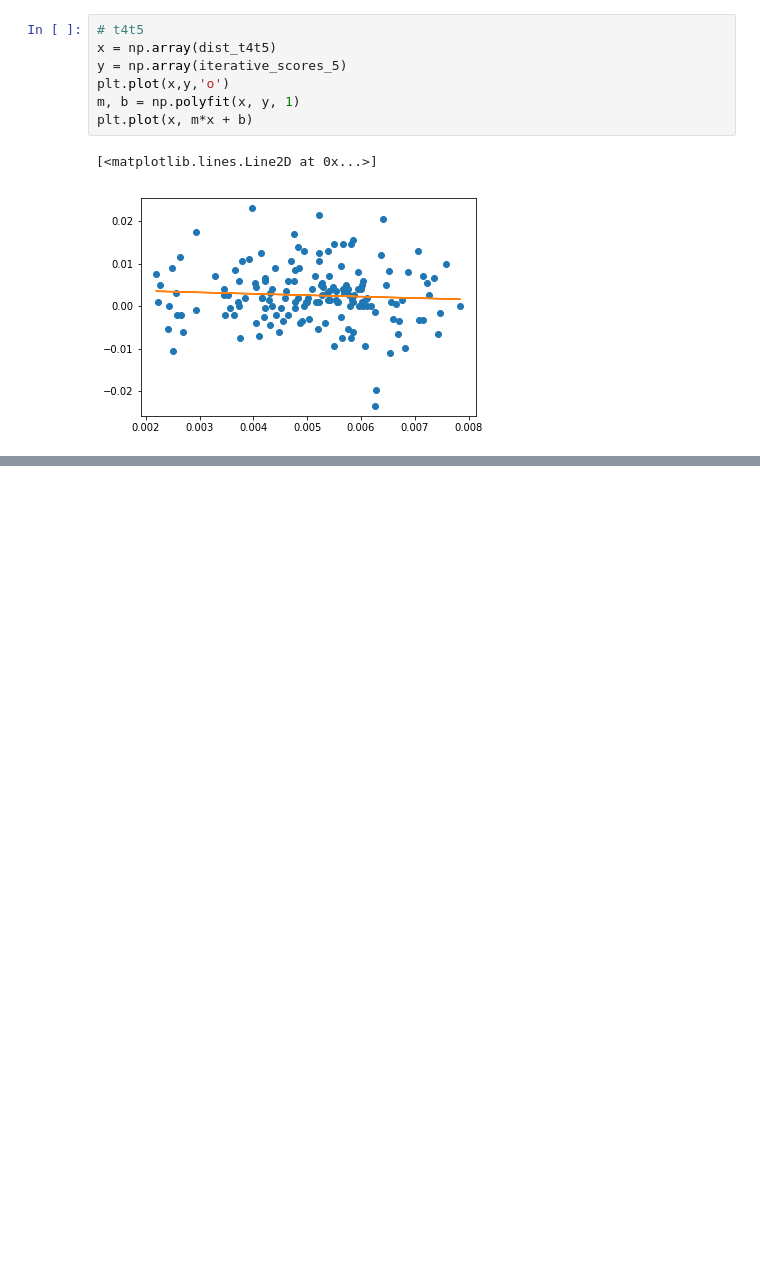
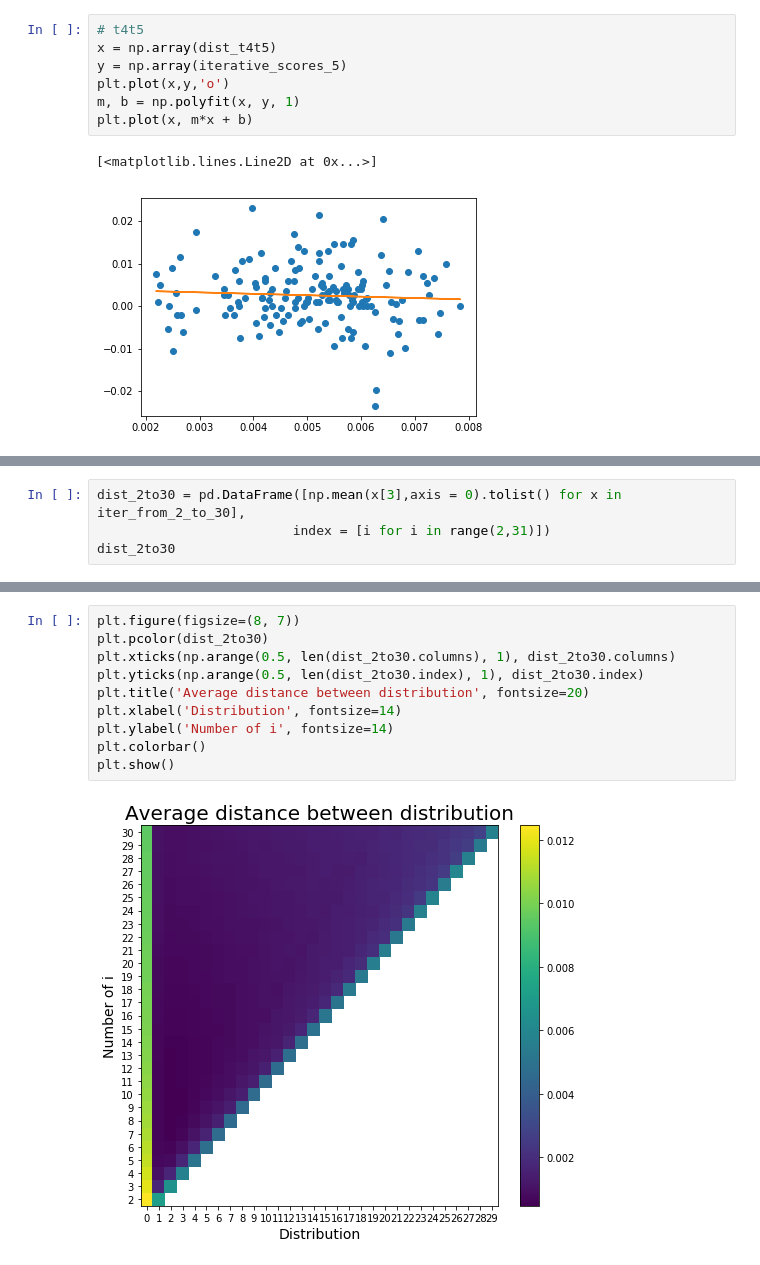
Before and after one commit to zycalice/domain-adaptation-nlp, a Jupyter notebook: notebooks/CIS620_project2_amazon.ipynb, the cells around one changed output, grey strips where cells are left out. Saved outputs shown, nothing was run; the diff lists cells and outputs as text; blank space fills up the shorter version.

Commit message:
Add files via upload
S>ti, S>t1, self-learning, and distribution analysis

```diff
--- a/notebooks/CIS620_project2_amazon.ipynb
+++ b/notebooks/CIS620_project2_amazon.ipynb
@@ -587,0 +735,4 @@ plt.plot(x, m*x + b)
+# %%
+dist_2to30 = pd.DataFrame([np.mean(x[3],axis = 0).tolist() for x in iter_from_2_to_30],
+                         index = [i for i in range(2,31)])
+dist_2to30
@@ -587,0 +758,12 @@ plt.plot(x, m*x + b)
+# %%
+plt.figure(figsize=(8, 7))
+plt.pcolor(dist_2to30)
+plt.xticks(np.arange(0.5, len(dist_2to30.columns), 1), dist_2to30.columns)
+plt.yticks(np.arange(0.5, len(dist_2to30.index), 1), dist_2to30.index)
+plt.title('Average distance between distribution', fontsize=20)
+plt.xlabel('Distribution', fontsize=14)
+plt.ylabel('Number of i', fontsize=14)
+plt.colorbar()
+plt.show()
+# %% [output]
+[figure, added]
```
Also changed, not shown: parts of 22 cells of this notebook.
